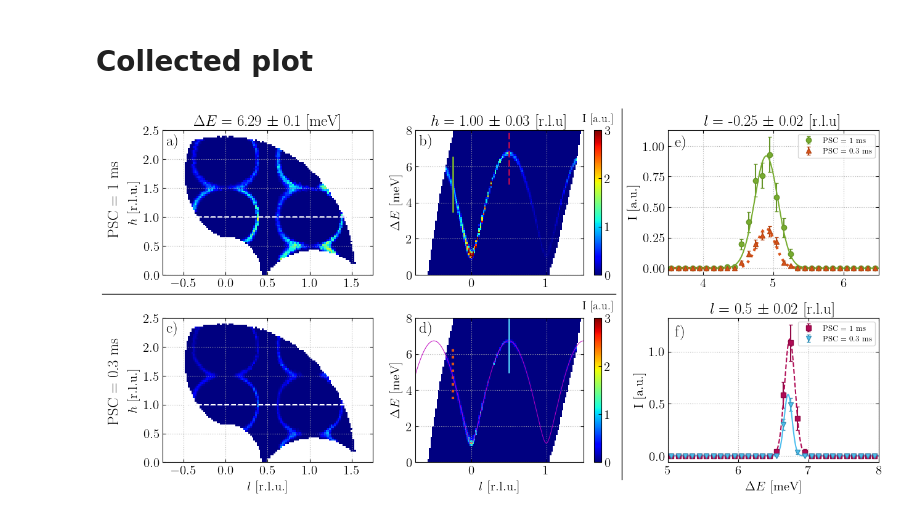
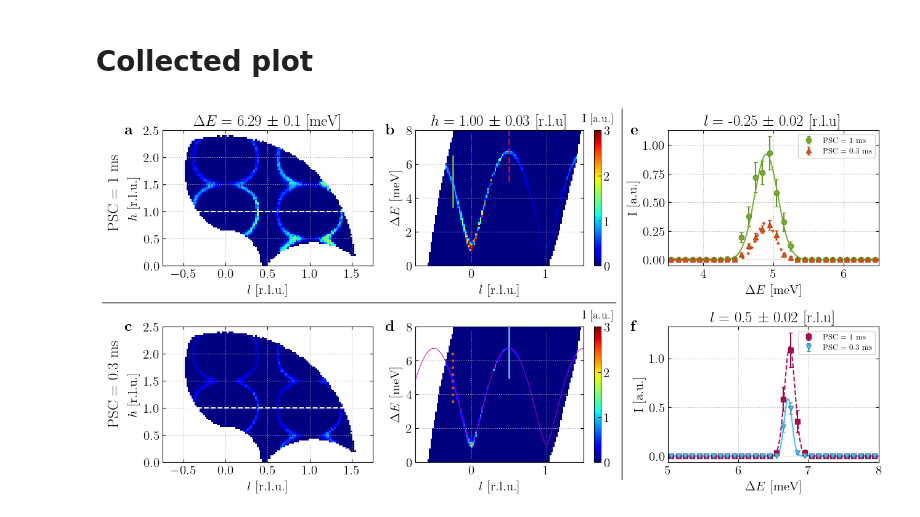
Before and after one commit to KristineKrighaar/BIFROST_Virtual_Experiments, a Jupyter notebook: PSC_settings/Magnon_instrument_sim/Magnon_Plotting.ipynb, the cells around one changed output. Saved outputs shown, nothing was run; the diff lists cells and outputs as text; code cells hidden in the pictures.

```diff
--- a/PSC_settings/Magnon_instrument_sim/Magnon_Plotting.ipynb
+++ b/PSC_settings/Magnon_instrument_sim/Magnon_Plotting.ipynb
@@ -465,7 +465,7 @@ E_range = np.linspace(0,8,1000)
 mpl.rcParams['font.size']        = 15 # standard er 45
 
 fig, ax = plt.subplots(2,3,figsize=(15,7))
-fig.subplots_adjust(wspace=0.2, hspace=0.3)
+fig.subplots_adjust(wspace=0.2, hspace=0.45)
 
 """
 PSC = 1 ms
@@ -477,10 +477,9 @@ im0 = ax[0,0].pcolormesh(p1_Energy.coords['l'].values, p1_Energy.coords['h'].val
 ax[0,0].plot(np.linspace(-0.5,1.5,100), np.ones(100), '--', color='white')
 ax[0,0].set_xlim(-0.75,1.75)
 ax[0,0].set_ylim(0,2.5)
-#ax[0,0].set_xlabel('$l$ [r.l.u.]')
+ax[0,0].set_xlabel('$l$ [r.l.u.]')
 ax[0,0].set_ylabel('$h$ [r.l.u.]')
 ax[0,0].set_title(rf"$\Delta E =$ {E_layer.value:.2f} $\pm$ 0.1 [meV]")
-ax[0,0].text(-0.7, 2.25, r'a)', weight='bold', color='black', fontsize=18)
 
 
 ax[0,1].grid(linestyle='dotted')
@@ -491,8 +490,8 @@ ax[0,1].plot(np.ones(100)*l_slice.value, np.linspace(3.5,6.5,100), '-', color='#
 ax[0,1].plot(np.ones(100)*l_slice2.value, np.linspace(5,8,100), '--', color='#B00B55',lw=2)
 ax[0,1].set_ylim(0,8)
 ax[0,1].set_ylabel('$\Delta E$ [meV]')
+ax[0,1].set_xlabel('$l$ [r.l.u.]')
 ax[0,1].set_title(rf"$h =$ {h_layer.value:.2f} $\pm$ 0.03 [r.l.u]")
-ax[0,1].text(-0.7, 7.2, r'b)', weight='bold', color='black', fontsize=18)
 ax[0,1].set_xlim(-0.75,1.5)
 
 
@@ -511,8 +510,8 @@ ax[0,2].set_ylabel("I [a.u.]")
 ax[0,2].set_xlim(3.5,6.5)
 ax[0,2].grid(linestyle='dotted')
 ax[0,2].legend(fontsize=9)
-ax[0,2].text(3.6, 1.0, r'e)', weight='bold', color='black', fontsize=18)
 ax[0,2].set_title(f'$l =$ -0.25 $\pm$ 0.02 [r.l.u]')
+ax[0,2].set_xlabel("$\Delta E$ [meV]")
 
 
 """
@@ -525,7 +524,6 @@ ax[1,0].set_xlim(-0.75,1.75)
 ax[1,0].set_ylim(0,2.5)
 ax[1,0].set_xlabel('$l$ [r.l.u.]')
 ax[1,0].set_ylabel('$h$ [r.l.u.]')
-ax[1,0].text(-0.7, 2.25, r'c)', weight='bold', color='black', fontsize=18)
 ax[1,0].grid(linestyle='dotted')
 
 im3 = ax[1,1].pcolormesh(p1_0p3ms.coords['l'].values, p1_0p3ms.coords['deltaE'].values, p1_0p3ms.values, cmap='jet', vmin=0, vmax=3) # norm=colors.LogNorm()
@@ -537,34 +535,69 @@ ax[1,1].plot(ana_dis[0], ana_dis[1], '-', color='m', linewidth=0.7)
 
 ax[1,1].set_xlim(-0.75,1.5)
 ax[1,1].set_ylim(0,8)
 ax[1,1].set_xlabel('$l$ [r.l.u.]')
 ax[1,1].set_ylabel('$\Delta E$ [meV]')
-ax[1,1].text(-0.7, 7.2, r'd)', weight='bold', color='black', fontsize=18)
 ax[1,1].grid(linestyle='dotted')
 
 ax[1,2].errorbar(E_1ms2, p2_1ms2.values, np.sqrt(p2_1ms2.variances),  fmt='s', color='#B00B55', ecolor='#910946', mew=1, markeredgecolor='#910946', label='PSC = 1 ms')
 ax[1,2].plot(E_range, gauss(E_range, *fit_1ms_2.values), '--', color='#B00B55')
 #ax[1,2].text(5.1, 0.55, rf'FWHM = {fit_1ms_2.values[2]*2.35:.2f} meV', weight='bold', color='#B00B55', fontsize=11)
 
 ax[1,2].errorbar(E_0p3ms2, p2_0p3ms2.values, np.sqrt(p2_0p3ms2.variances),  fmt='v', color='#4dbeee', ecolor='#3992b8', mew=1, markeredgecolor='#3992b8', label='PSC = 0.3 ms')
 ax[1,2].plot(E_range, gauss(E_range, *fit_0p3ms_2.values), '-', color='#4dbeee')
 #ax[1,2].text(5.1, 0.3, rf'FWHM = {fit_0p3ms_2.values[2]*2.35:.2f} meV', weight='bold', color="#0088c2", fontsize=11)
 
 ax[1,2].set_xlabel("$\Delta E$ [meV]")
 ax[1,2].set_ylabel("I [a.u.]")
 #ax[1,2].set_title(f"$l =$ {l_slice2.value:.2f} [r.l.u]")
 ax[1,2].set_xlim(5,8)
 ax[1,2].grid(linestyle='dotted')
 ax[1,2].legend(fontsize=9)
-ax[1,2].text(5.1, 1.15, rf'f)', weight='bold', color='black', fontsize=18)
 ax[1,2].set_title(f'$l =$ 0.5 $\pm$ 0.02 [r.l.u]')
+
+ax[0,0].text(
+    -0.18, 0.95, r'$\mathbf{a}$',
+    transform=ax[0,0].transAxes,
+    ha='left', va='bottom',fontsize=18, fontweight='bold',
+    clip_on=False
+)
+ax[0,1].text(
+    -0.18, 0.95, r'$\mathbf{b}$',
+    transform=ax[0,1].transAxes,
+    ha='left', va='bottom',fontsize=18, fontweight='bold',
+    clip_on=False
+)
+ax[1,0].text(
+    -0.18, 0.95, r'$\mathbf{c}$',
+    transform=ax[1,0].transAxes,
+    ha='left', va='bottom',fontsize=18, fontweight='bold',
+    clip_on=False
+)
+ax[1,1].text(
+    -0.18, 0.95, r'$\mathbf{d}$',
+    transform=ax[1,1].transAxes,
+    ha='left', va='bottom',fontsize=18, fontweight='bold',
+    clip_on=False
+)
+ax[0,2].text(
+    -0.18, 0.95, r'$\mathbf{e}$',
+    transform=ax[0,2].transAxes,
+    ha='left', va='bottom',fontsize=18, fontweight='bold',
+    clip_on=False
+)
+ax[1,2].text(
+    -0.18, 0.95, r'$\mathbf{f}$',
+    transform=ax[1,2].transAxes,
+    ha='left', va='bottom',fontsize=18, fontweight='bold',
+    clip_on=False
+)
 
 ax[0,0].text(-1.4, 0.7, rf'PSC = 1 ms', weight='bold', color='black', rotation='vertical', fontsize=18)
 ax[1,0].text(-1.4, 0.7, rf'PSC = 0.3 ms', weight='bold', color='black',rotation='vertical', fontsize=18)
 fig.add_artist(plt.Line2D([0.622, 0.622], [0.07, 0.93], color='black', lw=1))
-fig.add_artist(plt.Line2D([0.06, 0.615], [0.5, 0.5], color='black', lw=1))
+fig.add_artist(plt.Line2D([0.06, 0.615], [0.48, 0.48], color='black', lw=1))
 
 plt.savefig('../../Figures/PNG/Magnon_PSC_settings.png', format='png',dpi=200, bbox_inches='tight')
 plt.savefig('../../Figures/SVG/Magnon_PSC_settings.svg', format='svg',dpi=200, bbox_inches='tight')
 # %% [output]
-[figure, old version]
+[figure, new version]
```
Also changed, not shown: 3 other files.
